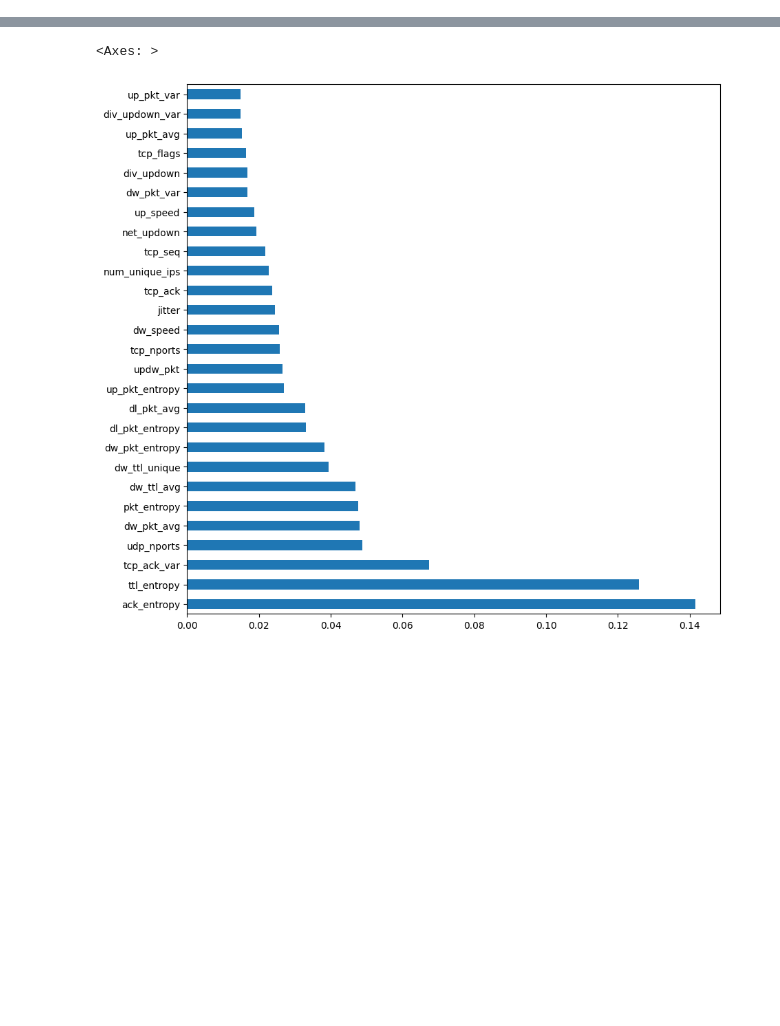
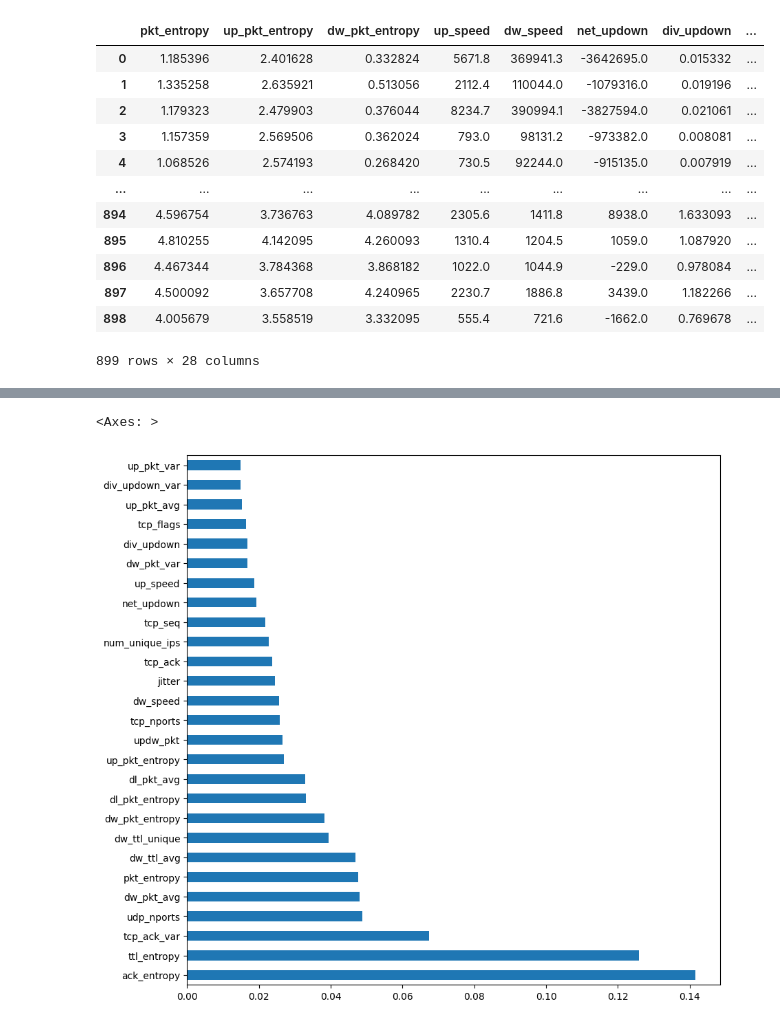
Before and after one commit to eusoubrasileiro/netpkt_vidcls, a Jupyter notebook: python/classification model.ipynb, the cells around one changed output, grey strips where cells are left out. Saved outputs shown, nothing was run; the diff lists cells and outputs as text; code cells hidden in the pictures; blank space fills up the shorter version.

```diff
--- a/python/classification model.ipynb
+++ b/python/classification model.ipynb
@@ -22,3 +22,19 @@ for name, training_set in tqdm.tqdm(dfraw.groupby('name')):
     xy = make_windowed_features(training_set)
     xy['y'] = y
     Xy = pd.concat([Xy, xy], ignore_index=True)
+# %%
+Xy
+# %% [output]
+|  | pkt_entropy | up_pkt_entropy | dw_pkt_entropy | up_speed | dw_speed | net_updown | div_updown | ... |
+| 0 | 1.185396 | 2.401628 | 0.332824 | 5671.8 | 369941.3 | -3642695.0 | 0.015332 | ... |
+| 1 | 1.335258 | 2.635921 | 0.513056 | 2112.4 | 110044.0 | -1079316.0 | 0.019196 | ... |
+| 2 | 1.179323 | 2.479903 | 0.376044 | 8234.7 | 390994.1 | -3827594.0 | 0.021061 | ... |
+| 3 | 1.157359 | 2.569506 | 0.362024 | 793.0 | 98131.2 | -973382.0 | 0.008081 | ... |
+| 4 | 1.068526 | 2.574193 | 0.268420 | 730.5 | 92244.0 | -915135.0 | 0.007919 | ... |
+| ... | ... | ... | ... | ... | ... | ... | ... | ... |
+| 894 | 4.596754 | 3.736763 | 4.089782 | 2305.6 | 1411.8 | 8938.0 | 1.633093 | ... |
+| 895 | 4.810255 | 4.142095 | 4.260093 | 1310.4 | 1204.5 | 1059.0 | 1.087920 | ... |
+| 896 | 4.467344 | 3.784368 | 3.868182 | 1022.0 | 1044.9 | -229.0 | 0.978084 | ... |
+| 897 | 4.500092 | 3.657708 | 4.240965 | 2230.7 | 1886.8 | 3439.0 | 1.182266 | ... |
+| 898 | 4.005679 | 3.558519 | 3.332095 | 555.4 | 721.6 | -1662.0 | 0.769678 | ... |
+899 rows × 28 columns
```
Also changed, not shown: parts of 4 cells of this notebook, 6 other files.
